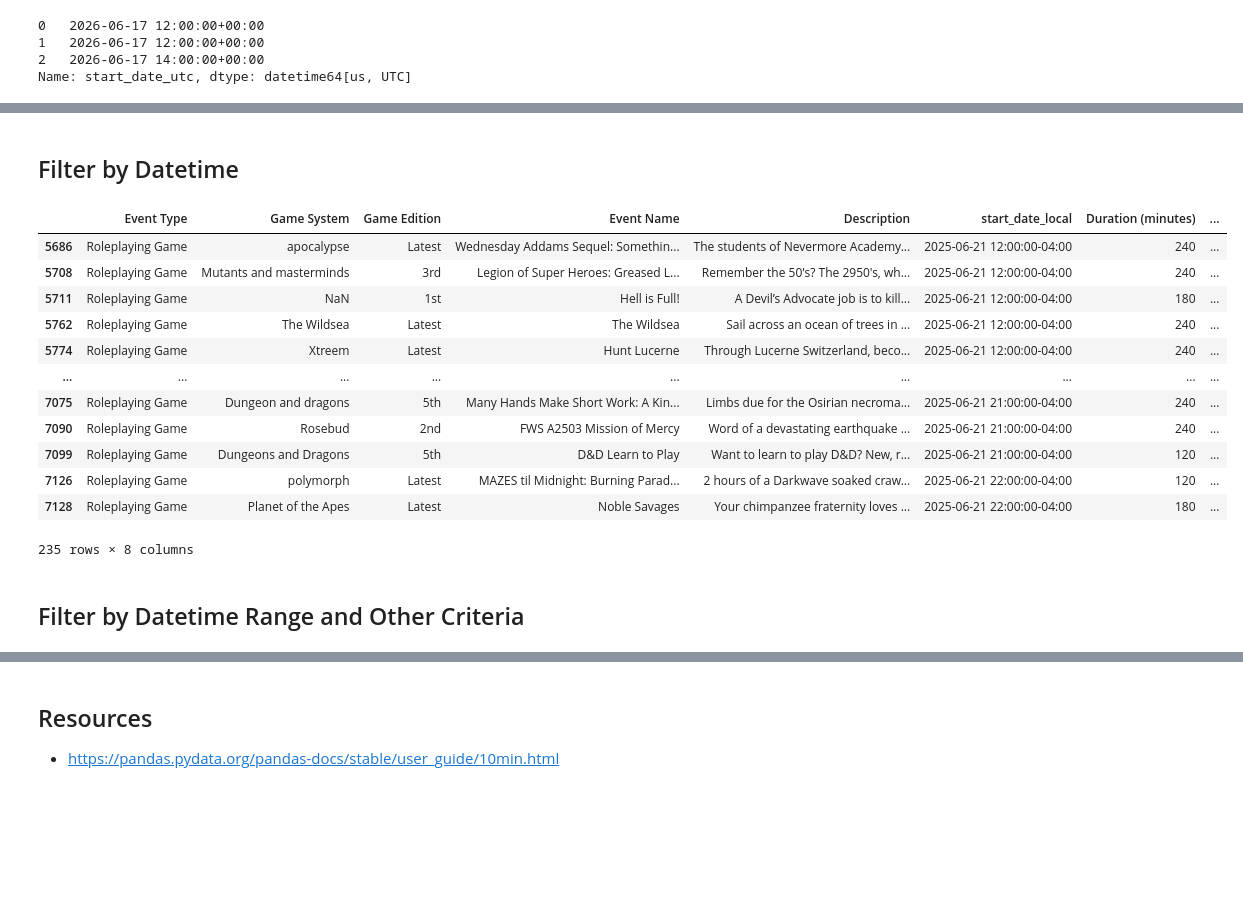
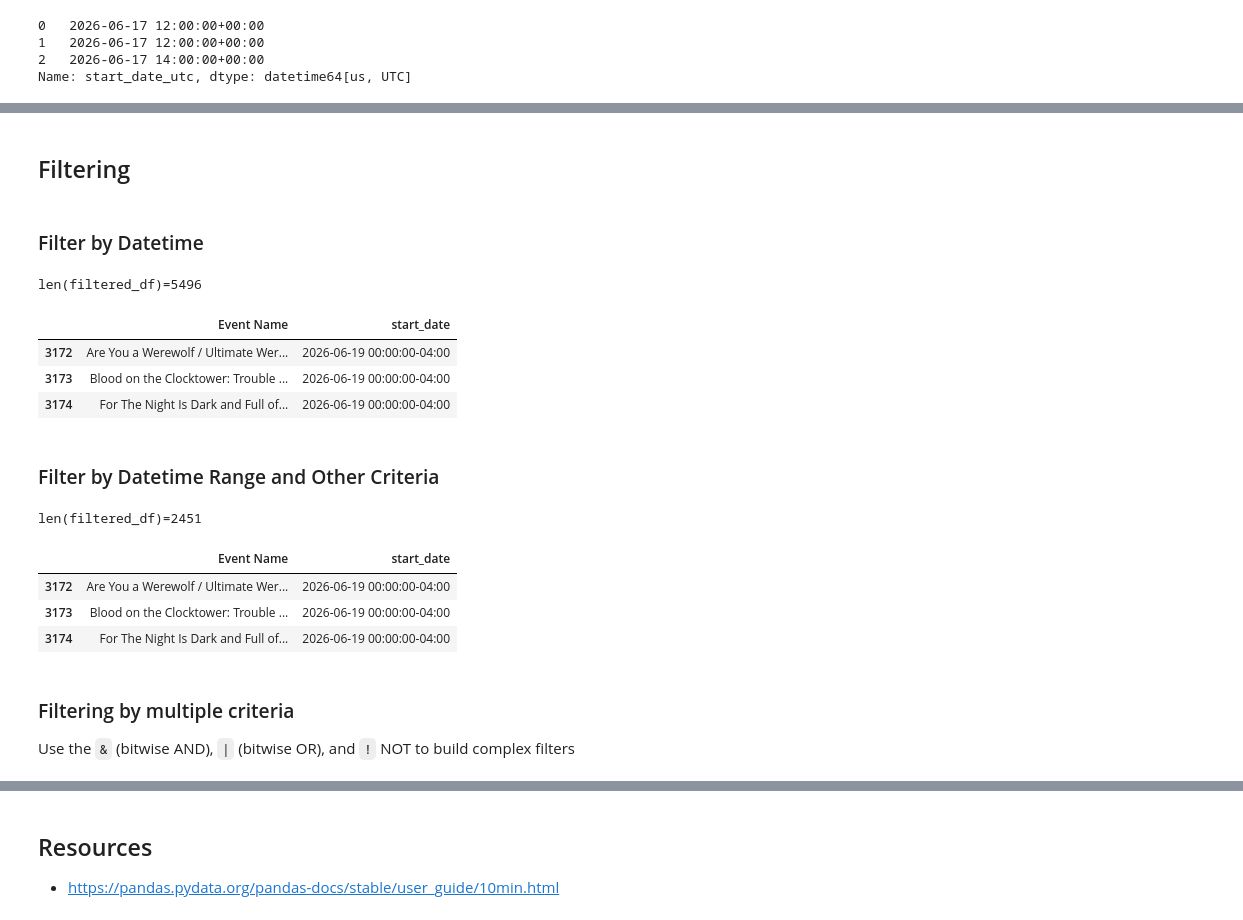
Before and after one commit to jocassid/Talk-PandasBasics, a Jupyter notebook: origins_schedule.ipynb, the cells around one changed output, grey strips where cells are left out. Cells and saved outputs as stored; diff of their text form; code cells hidden in the pictures; blank space fills up the shorter version.

Commit message:
Finished section on datetimes and section on filtering.  working on practical example

```diff
--- a/origins_schedule.ipynb
+++ b/origins_schedule.ipynb
@@ -244,11 +272,3 @@ parsed_date_df['start_date_utc'].head(3)
 1   2026-06-17 12:00:00+00:00
 2   2026-06-17 14:00:00+00:00
 Name: start_date_utc, dtype: datetime64[us, UTC]
-# %%
-
-
-# create column with UTC timezone
-df['start_date_utc'] = df['start_date'].dt.tz_localize('UTC')
-
-# Now we can create a column with the local time
-df['start_date_local'] = df['start_date_utc'].dt.tz_convert('America/New_York')
@@ -284,38 +275,40 @@ df[start_date_fields].head(5)
+# %% [markdown]
+## Filtering
 # %% [markdown]
-## Filter by Datetime
+### Filter by Datetime
 # %%
 from datetime import datetime
 from zoneinfo import ZoneInfo
 
 nyc_timezone = ZoneInfo('America/New_York')
+filter_start_date = datetime(2026, 6, 19, tzinfo=nyc_timezone)
 
 # Events on Sunday the 22nd
-df[df['start_date_local'] > datetime(2025, 6, 22, tzinfo=nyc_timezone)]
+filtered_df = df[df['start_date'] >= filter_start_date]
+print(f"{len(filtered_df)=}")
+filtered_df[['Event Name', 'start_date']].head(3)
 # %% [output]
+len(filtered_df)=5496
-|  | Event Type | Game System | Game Edition | Event Name | Description | start_date_local | Duration (minutes) | ... |
-| 5686 | Roleplaying Game | apocalypse | Latest | Wednesday Addams Sequel: Somethin... | The students of Nevermore Academy... | 2025-06-21 12:00:00-04:00 | 240 | ... |
-| 5708 | Roleplaying Game | Mutants and masterminds | 3rd | Legion of Super Heroes: Greased L... | Remember the 50's? The 2950's, wh... | 2025-06-21 12:00:00-04:00 | 240 | ... |
-| 5711 | Roleplaying Game | NaN | 1st | Hell is Full! | A Devil’s Advocate job is to kill... | 2025-06-21 12:00:00-04:00 | 180 | ... |
-| 5762 | Roleplaying Game | The Wildsea | Latest | The Wildsea | Sail across an ocean of trees in ... | 2025-06-21 12:00:00-04:00 | 240 | ... |
-| 5774 | Roleplaying Game | Xtreem | Latest | Hunt Lucerne | Through Lucerne Switzerland, beco... | 2025-06-21 12:00:00-04:00 | 240 | ... |
-| ... | ... | ... | ... | ... | ... | ... | ... | ... |
-| 7075 | Roleplaying Game | Dungeon and dragons | 5th | Many Hands Make Short Work: A Kin... | Limbs due for the Osirian necroma... | 2025-06-21 21:00:00-04:00 | 240 | ... |
-| 7090 | Roleplaying Game | Rosebud | 2nd | FWS A2503 Mission of Mercy | Word of a devastating earthquake ... | 2025-06-21 21:00:00-04:00 | 240 | ... |
-| 7099 | Roleplaying Game | Dungeons and Dragons | 5th | D&D Learn to Play | Want to learn to play D&D? New, r... | 2025-06-21 21:00:00-04:00 | 120 | ... |
-| 7126 | Roleplaying Game | polymorph | Latest | MAZES til Midnight: Burning Parad... | 2 hours of a Darkwave soaked craw... | 2025-06-21 22:00:00-04:00 | 120 | ... |
-| 7128 | Roleplaying Game | Planet of the Apes | Latest | Noble Savages | Your chimpanzee fraternity loves ... | 2025-06-21 22:00:00-04:00 | 180 | ... |
+|  | Event Name | start_date |
+| 3172 | Are You a Werewolf / Ultimate Wer... | 2026-06-19 00:00:00-04:00 |
+| 3173 | Blood on the Clocktower: Trouble ... | 2026-06-19 00:00:00-04:00 |
+| 3174 | For The Night Is Dark and Full of... | 2026-06-19 00:00:00-04:00 |
-235 rows × 8 columns
 # %% [markdown]
-## Filter by Datetime Range and Other Criteria
+### Filter by Datetime Range and Other Criteria
 # %%
-date_mask = df['start_date_local'].between(
-    datetime(2026, 6, 17, 17, tzinfo=nyc_timezone),
-    datetime(2026, 6, 20, tzinfo=nyc_timezone)
+from datetime import timedelta
+filter_end_date = filter_start_date + timedelta(days=1)
+date_mask = df['start_date'].between(
+    filter_start_date,
+    filter_end_date
 )
 
-filtered = df[
-    date_mask &
-    (df['Event Type'] == 'Roleplaying Game') &
-    (df['Player Experience'] == 'Beginner') &
-    (df['Rules Taught'] == 'Yes')
-]
+filtered_df = df[date_mask]
+print(f"{len(filtered_df)=}")
+filtered_df[['Event Name', 'start_date']].head(3)
+# %% [output]
+len(filtered_df)=2451
+|  | Event Name | start_date |
+| 3172 | Are You a Werewolf / Ultimate Wer... | 2026-06-19 00:00:00-04:00 |
+| 3173 | Blood on the Clocktower: Trouble ... | 2026-06-19 00:00:00-04:00 |
+| 3174 | For The Night Is Dark and Full of... | 2026-06-19 00:00:00-04:00 |
@@ -328,0 +315,4 @@ filtered[results_fields]
+# %% [markdown]
+### Filtering by multiple criteria
+
+Use the `&` (bitwise AND), `|` (bitwise OR), and `!` NOT to build complex filters
```
Also changed, not shown: parts of 26 cells of this notebook.
